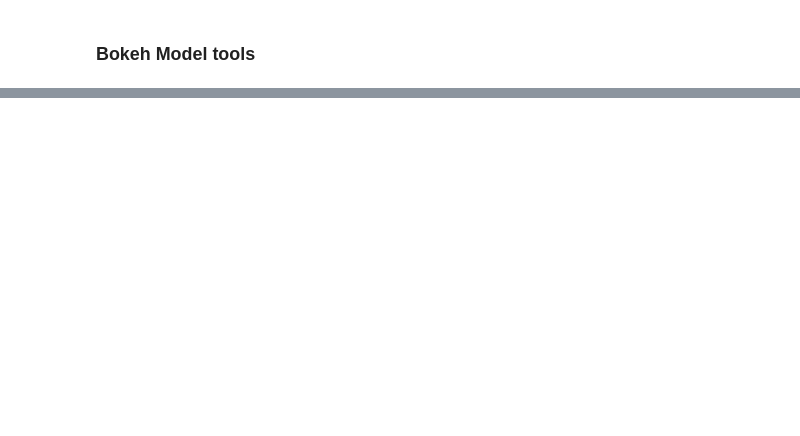
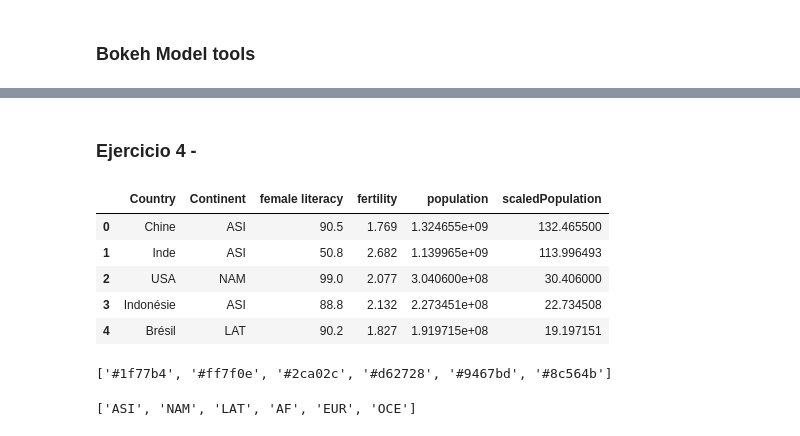
Before and after one commit to essalguero/VisualizacionDatosBokeh, a Jupyter notebook: ClaseBokeh.ipynb, the cells around one changed output, grey strips where cells are left out. Drawn from its saved outputs; the diff is of its cells as text; code cells hidden in the pictures; blank space fills up the shorter version.

Commit message:
Add files via upload
Terminado ejercicion 4

```diff
--- a/ClaseBokeh.ipynb
+++ b/ClaseBokeh.ipynb
@@ -438,0 +475,24 @@ show(p)
+# %% [markdown]
+### Ejercicio 4 -
+# %%
+fileData = pd.read_csv("female_literacy_birth_rate.csv")
+fileData['scaledPopulation'] = fileData['population'] * 0.0000001
+dataSource = ColumnDataSource(fileData)
+fileData.head()
+# %% [output]
+|  | Country | Continent | female literacy | fertility | population | scaledPopulation |
+| 0 | Chine | ASI | 90.5 | 1.769 | 1.324655e+09 | 132.465500 |
+| 1 | Inde | ASI | 50.8 | 2.682 | 1.139965e+09 | 113.996493 |
+| 2 | USA | NAM | 99.0 | 2.077 | 3.040600e+08 | 30.406000 |
+| 3 | Indonésie | ASI | 88.8 | 2.132 | 2.273451e+08 | 22.734508 |
+| 4 | Brésil | LAT | 90.2 | 1.827 | 1.919715e+08 | 19.197151 |
+# %%
+from bokeh.palettes import d3
+d3['Category10'][6]
+# %% [output]
+['#1f77b4', '#ff7f0e', '#2ca02c', '#d62728', '#9467bd', '#8c564b']
+# %%
+factores = list(fileData['Continent'].unique())
+factores
+# %% [output]
+['ASI', 'NAM', 'LAT', 'AF', 'EUR', 'OCE']
```
Also changed, not shown: parts of 7 cells of this notebook.
